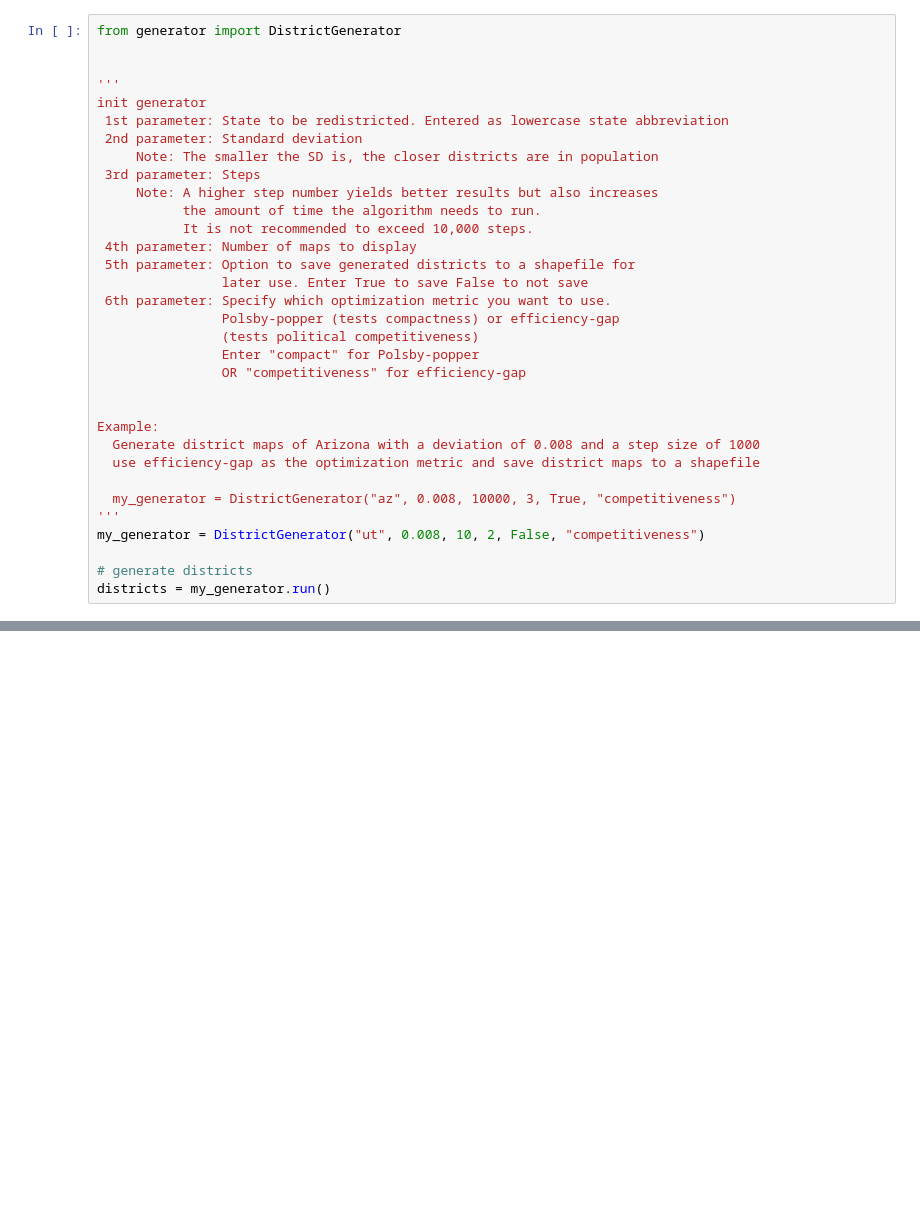
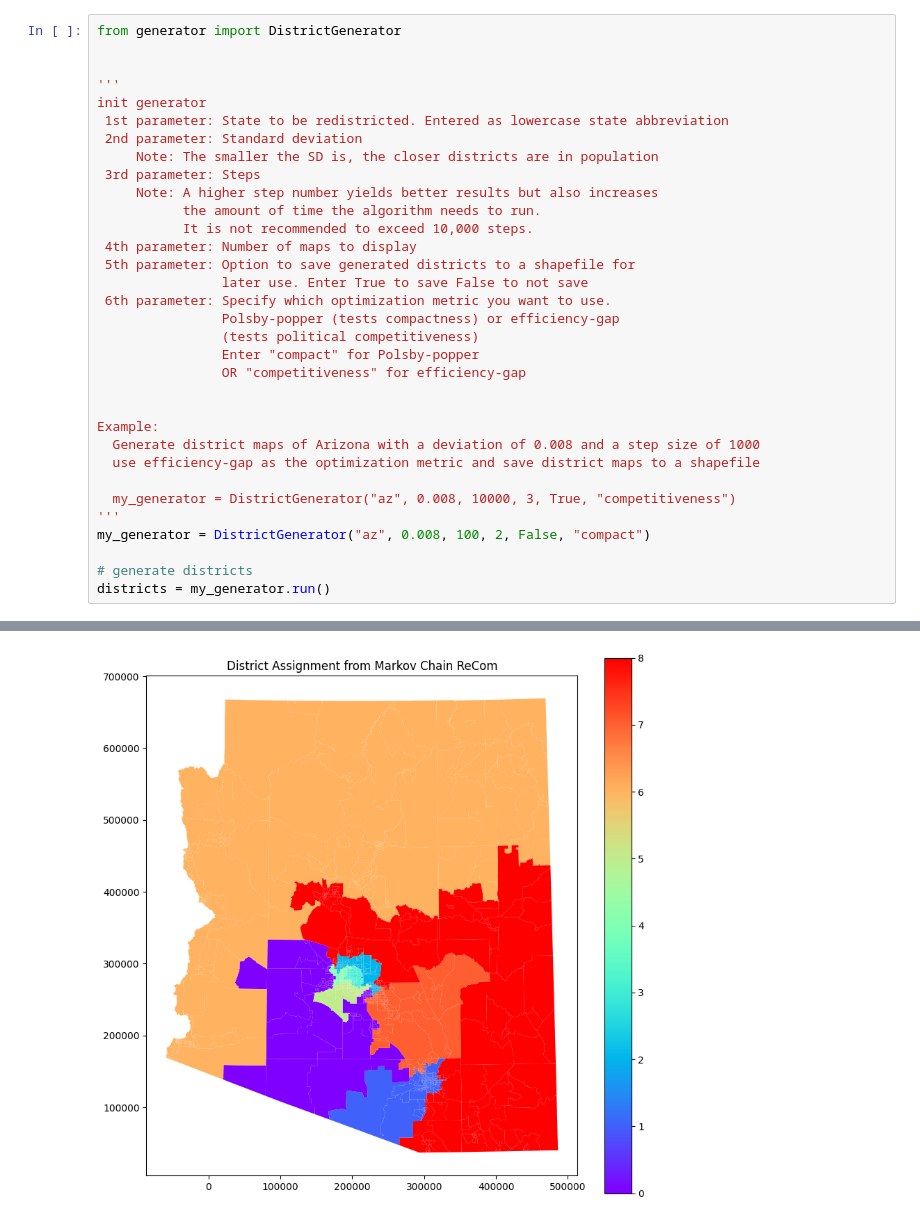
Before and after one commit to Jeysen34/FairyMander, a Jupyter notebook: DistrictGenerator/update/displayDistricts.ipynb, the cells around one changed output, grey strips where cells are left out. Cells and saved outputs as stored; diff of their text form; blank space fills up the shorter version.

```diff
--- a/DistrictGenerator/update/displayDistricts.ipynb
+++ b/DistrictGenerator/update/displayDistricts.ipynb
@@ -27,7 +27,8 @@ Example:
 
   my_generator = DistrictGenerator("az", 0.008, 10000, 3, True, "competitiveness")
 '''
-my_generator = DistrictGenerator("ut", 0.008, 10, 2, False, "competitiveness")
+my_generator = DistrictGenerator("az", 0.008, 100, 2, False, "compact")
 
 # generate districts
 districts = my_generator.run()
+# %% [output]
@@ -33,0 +52 @@ districts = my_generator.run()
+[figure, added]
```
Also changed, not shown: parts of 2 cells of this notebook, 4 other files.
